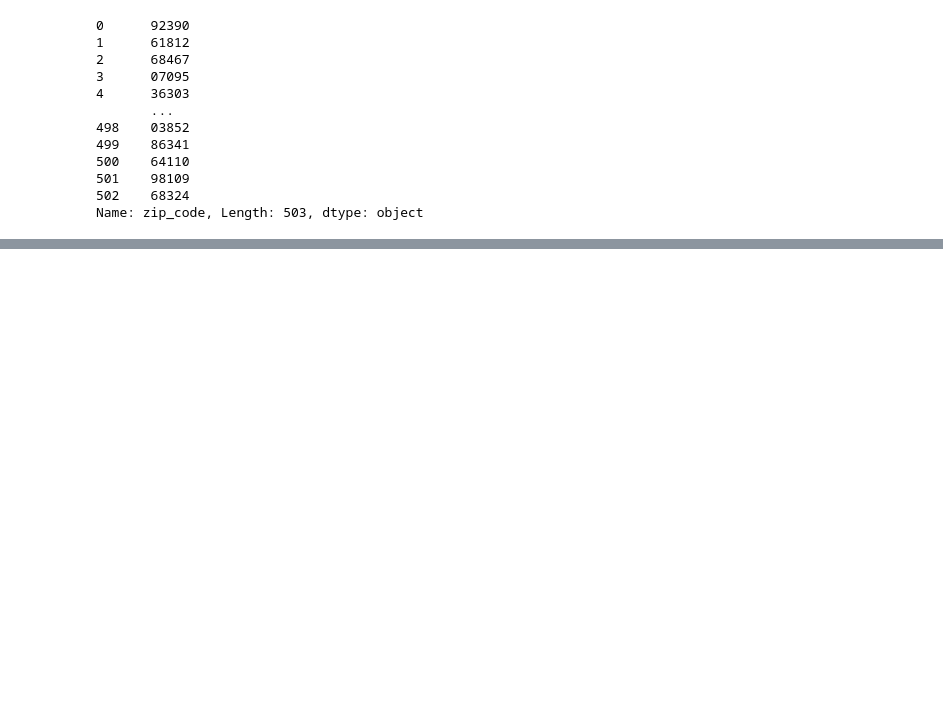
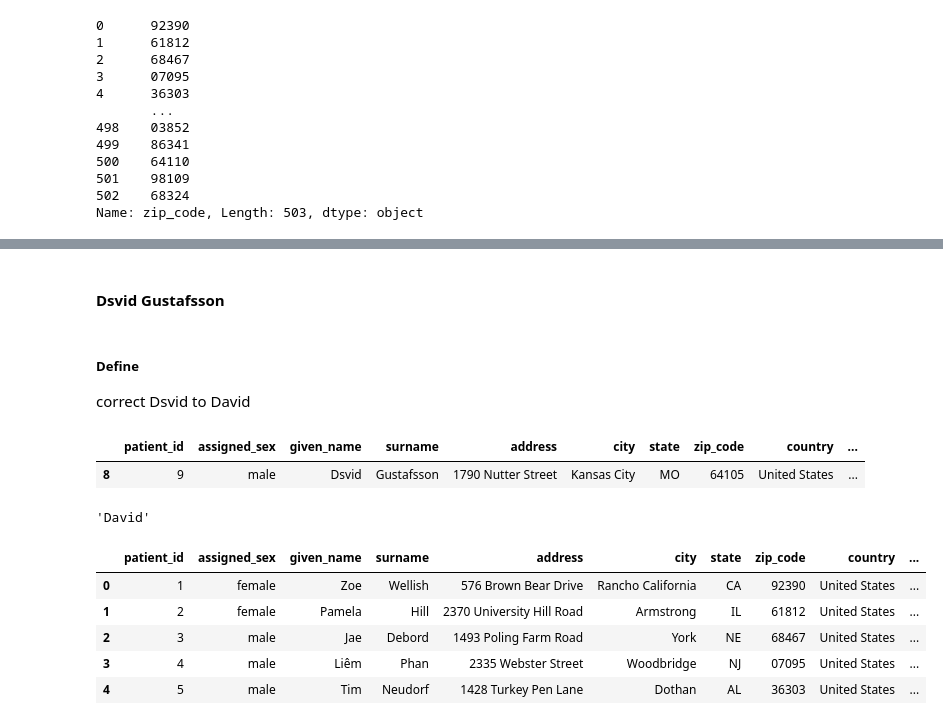
Before and after one commit to edifierxuhao/Data-wrangling, a Jupyter notebook: Cleaning Data.ipynb, the cells around one changed output, grey strips where cells are left out. Cells and saved outputs as stored; diff of their text form; code cells hidden in the pictures; blank space fills up the shorter version.

```diff
--- a/Cleaning Data.ipynb
+++ b/Cleaning Data.ipynb
@@ -417,0 +468,10 @@ Name: zip_code, Length: 503, dtype: object
+# %%
+dic = {'California':'CA','New York':'NY','Illinois':'IL','Florida':'FL','Nebraska':'NE'}
+
+def abbreviations(state):
+    if state in dic:
+        return dic[state]
+    else:
+        return state
+# %%
+patients_clean.state = patients_clean.state.apply(abbreviations)
@@ -417,0 +498,16 @@ Name: zip_code, Length: 503, dtype: object
+# %% [markdown]
+#### Dsvid Gustafsson
+# %% [markdown]
+##### Define
+correct Dsvid to David
+# %%
+patients_clean[patients_clean.given_name == 'Dsvid']
+# %% [output]
+|  | patient_id | assigned_sex | given_name | surname | address | city | state | zip_code | country | ... |
+| 8 | 9 | male | Dsvid | Gustafsson | 1790 Nutter Street | Kansas City | MO | 64105 | United States | ... |
+# %%
+patients_clean.loc[8,'given_name'] = 'David'
+# %%
+patients_clean.loc[8,'given_name']
+# %% [output]
+'David'
@@ -417,0 +518,9 @@ Name: zip_code, Length: 503, dtype: object
+# %%
+patients_clean.phone_number.str.replace(r'\D+', '').str.pad(11, fillchar='1')
+# %% [output]
+|  | patient_id | assigned_sex | given_name | surname | address | city | state | zip_code | country | ... |
+| 0 | 1 | female | Zoe | Wellish | 576 Brown Bear Drive | Rancho California | CA | 92390 | United States | ... |
+| 1 | 2 | female | Pamela | Hill | 2370 University Hill Road | Armstrong | IL | 61812 | United States | ... |
+| 2 | 3 | male | Jae | Debord | 1493 Poling Farm Road | York | NE | 68467 | United States | ... |
+| 3 | 4 | male | Liêm | Phan | 2335 Webster Street | Woodbridge | NJ | 07095 | United States | ... |
+| 4 | 5 | male | Tim | Neudorf | 1428 Turkey Pen Lane | Dothan | AL | 36303 | United States | ... |
```
Also changed, not shown: parts of 14 cells of this notebook.
